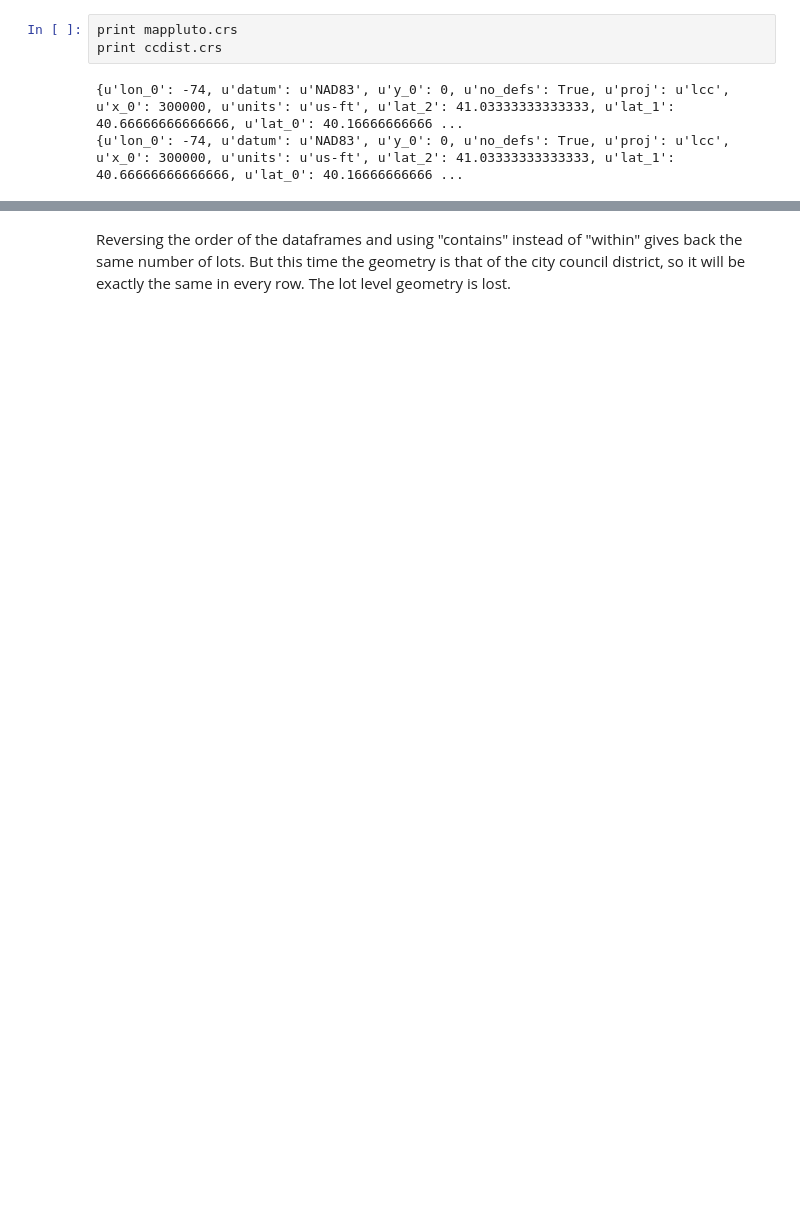
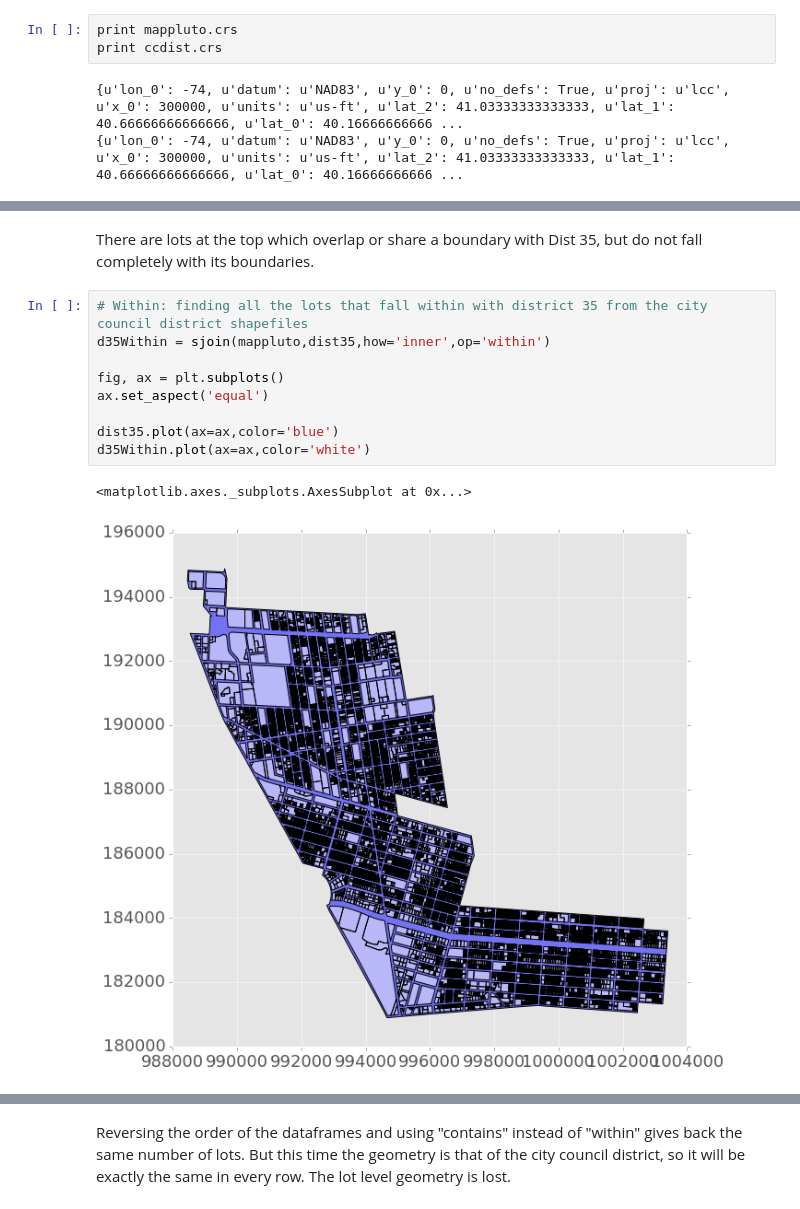
Before and after one commit to deenapatel/mapping, a Jupyter notebook: SpacialJoinExample.ipynb, the cells around one changed output, grey strips where cells are left out. Cells and saved outputs as stored; diff of their text form; blank space fills up the shorter version.

```diff
--- a/SpacialJoinExample.ipynb
+++ b/SpacialJoinExample.ipynb
@@ -202,0 +142,14 @@ dist35lots.head()
+# %% [markdown]
+There are lots at the top which overlap or share a boundary with Dist 35, but do not fall completely with its boundaries.
+# %%
+# Within: finding all the lots that fall within with district 35 from the city council district shapefiles
+d35Within = sjoin(mappluto,dist35,how='inner',op='within')
+
+fig, ax = plt.subplots()
+ax.set_aspect('equal')
+
+dist35.plot(ax=ax,color='blue')
+d35Within.plot(ax=ax,color='white')
+# %% [output]
+<matplotlib.axes._subplots.AxesSubplot at 0x...>
+[figure, added]
```
Also changed, not shown: parts of 40 cells of this notebook.
